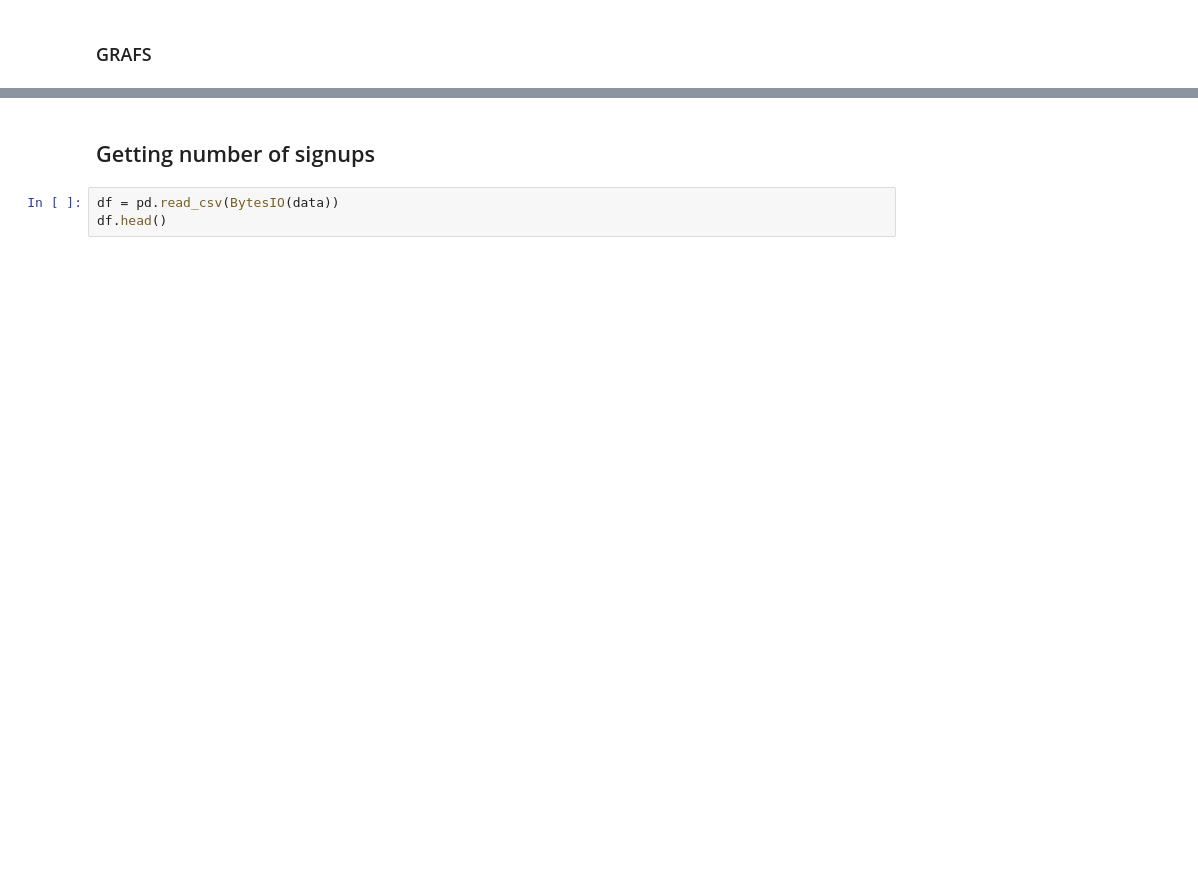
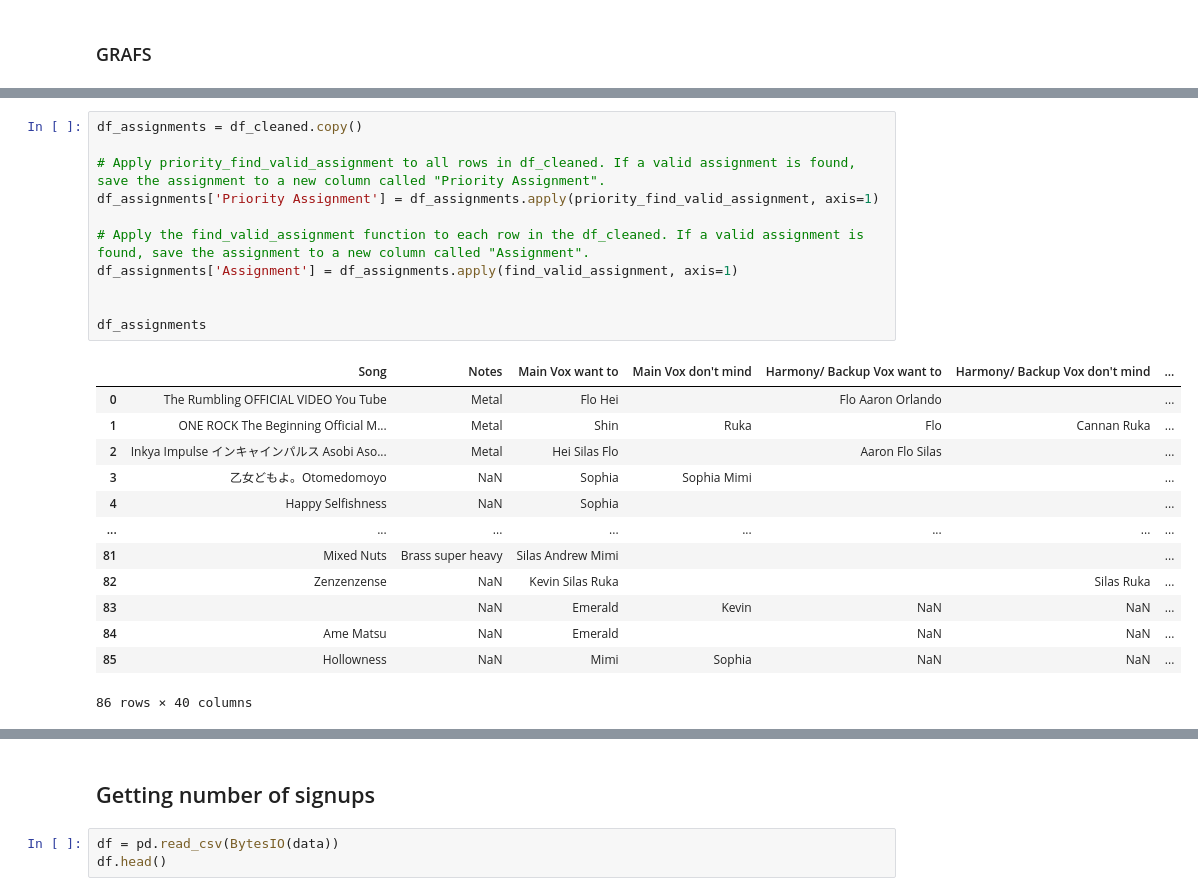
Before and after one commit to thisglassisempty/Band-Analysis, a Jupyter notebook: analysis.ipynb, the cells around one changed output, grey strips where cells are left out. Saved outputs shown, nothing was run; the diff lists cells and outputs as text; blank space fills up the shorter version.

```diff
--- a/analysis.ipynb
+++ b/analysis.ipynb
@@ -409,0 +493,25 @@ WIP
+# %%
+df_assignments = df_cleaned.copy()
+
+# Apply priority_find_valid_assignment to all rows in df_cleaned. If a valid assignment is found, save the assignment to a new column called "Priority Assignment".
+df_assignments['Priority Assignment'] = df_assignments.apply(priority_find_valid_assignment, axis=1)
+
+# Apply the find_valid_assignment function to each row in the df_cleaned. If a valid assignment is found, save the assignment to a new column called "Assignment".
+df_assignments['Assignment'] = df_assignments.apply(find_valid_assignment, axis=1)
+
+
+df_assignments
+# %% [output]
+|  | Song | Notes | Main Vox want to | Main Vox don't mind | Harmony/ Backup Vox want to | Harmony/ Backup Vox don't mind | ... |
+| 0 | The Rumbling OFFICIAL VIDEO You Tube | Metal | Flo Hei |  | Flo Aaron Orlando |  | ... |
+| 1 | ONE ROCK The Beginning Official M... | Metal | Shin | Ruka | Flo | Cannan Ruka | ... |
+| 2 | Inkya Impulse インキャインパルス Asobi Aso... | Metal | Hei Silas Flo |  | Aaron Flo Silas |  | ... |
+| 3 | 乙女どもよ。Otomedomoyo | NaN | Sophia | Sophia Mimi |  |  | ... |
+| 4 | Happy Selfishness | NaN | Sophia |  |  |  | ... |
+| ... | ... | ... | ... | ... | ... | ... | ... |
+| 81 | Mixed Nuts | Brass super heavy | Silas Andrew Mimi |  |  |  | ... |
+| 82 | Zenzenzense | NaN | Kevin Silas Ruka |  |  | Silas Ruka | ... |
+| 83 |  | NaN | Emerald | Kevin | NaN | NaN | ... |
+| 84 | Ame Matsu | NaN | Emerald |  | NaN | NaN | ... |
+| 85 | Hollowness | NaN | Mimi | Sophia | NaN | NaN | ... |
+86 rows × 40 columns
```
Also changed, not shown: parts of 26 cells of this notebook.
